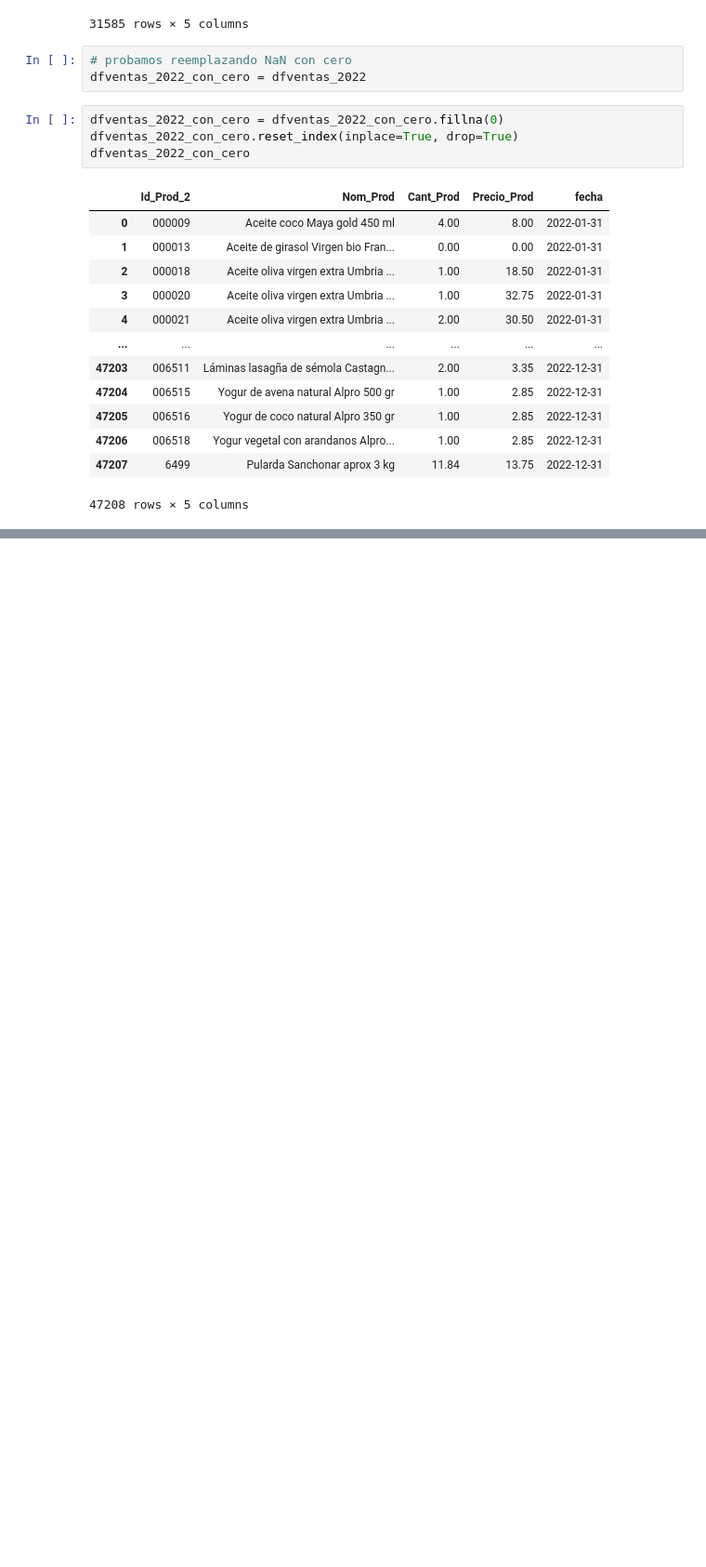
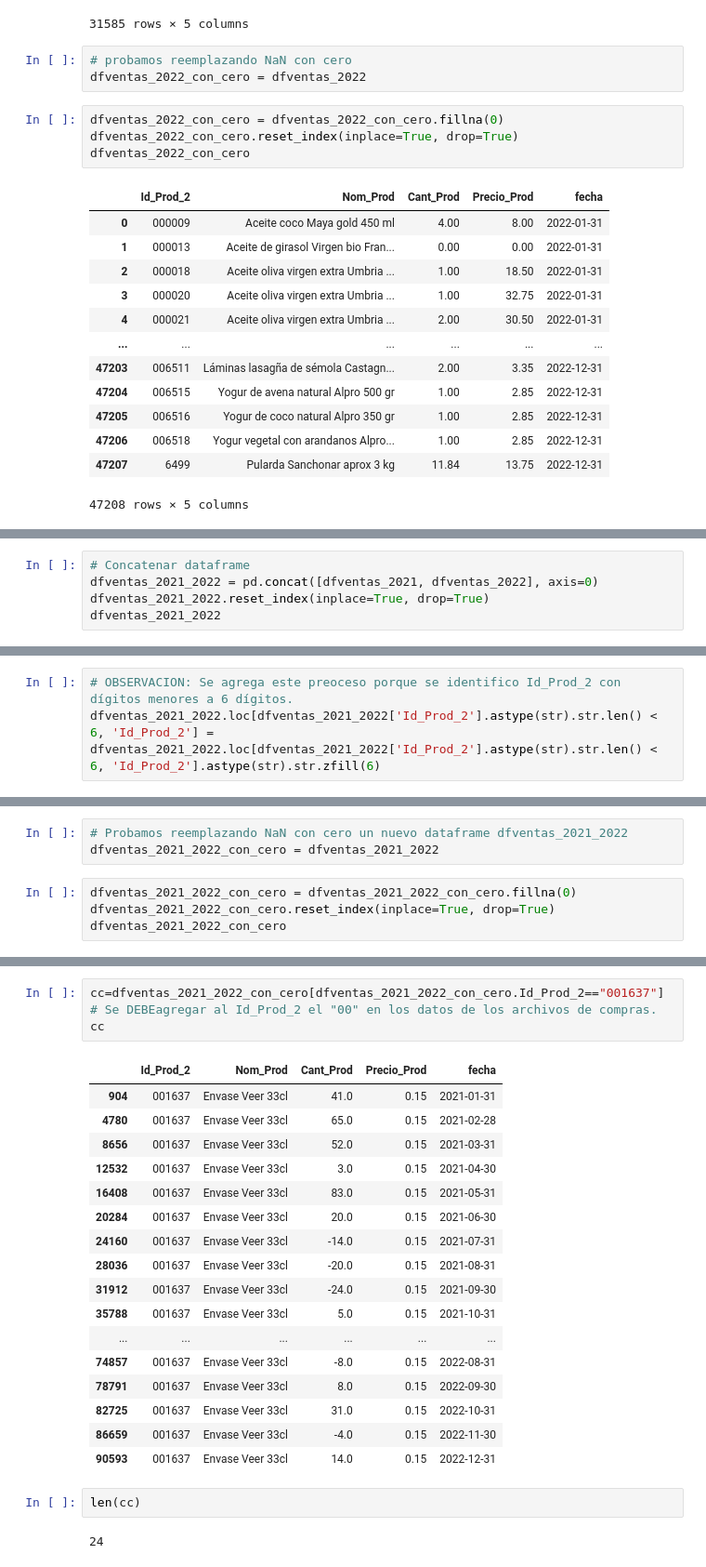
Before and after one commit to Factoria-F5-AI-Bootcamp-1-Edicion/Proyecto_Osa, a Jupyter notebook: Osa_limpieza.ipynb, the cells around one changed output, grey strips where cells are left out. Shown: that part at 93% size. Cells and saved outputs as stored; diff of their text form; blank space fills up the shorter version.

Commit message:
Concatenacion ventas 2021 y 2022. Análisi previo de Compras y acciones a implementar

```diff
--- a/Osa_limpieza.ipynb
+++ b/Osa_limpieza.ipynb
@@ -1454,0 +1457,5 @@ dfventas_2022_con_cero
+# %%
+# Concatenar dataframe
+dfventas_2021_2022 = pd.concat([dfventas_2021, dfventas_2022], axis=0)
+dfventas_2021_2022.reset_index(inplace=True, drop=True)
+dfventas_2021_2022
@@ -1454,0 +1476,3 @@ dfventas_2022_con_cero
+# %%
+# OBSERVACION: Se agrega este preoceso porque se identifico Id_Prod_2 con dígitos menores a 6 dígitos.
+dfventas_2021_2022.loc[dfventas_2021_2022['Id_Prod_2'].astype(str).str.len() < 6, 'Id_Prod_2'] = dfventas_2021_2022.loc[dfventas_2021_2022['Id_Prod_2'].astype(str).str.len() < 6, 'Id_Prod_2'].astype(str).str.zfill(6)
@@ -1454,0 +1519,7 @@ dfventas_2022_con_cero
+# %%
+# Probamos reemplazando NaN con cero un nuevo dataframe dfventas_2021_2022
+dfventas_2021_2022_con_cero = dfventas_2021_2022
+# %%
+dfventas_2021_2022_con_cero = dfventas_2021_2022_con_cero.fillna(0)
+dfventas_2021_2022_con_cero.reset_index(inplace=True, drop=True)
+dfventas_2021_2022_con_cero
@@ -1454,0 +1563,25 @@ dfventas_2022_con_cero
+# %%
+cc=dfventas_2021_2022_con_cero[dfventas_2021_2022_con_cero.Id_Prod_2=="001637"]  # Se DEBEagregar al Id_Prod_2 el "00" en los datos de los archivos de compras.
+cc
+# %% [output]
+|  | Id_Prod_2 | Nom_Prod | Cant_Prod | Precio_Prod | fecha |
+| 904 | 001637 | Envase Veer 33cl | 41.0 | 0.15 | 2021-01-31 |
+| 4780 | 001637 | Envase Veer 33cl | 65.0 | 0.15 | 2021-02-28 |
+| 8656 | 001637 | Envase Veer 33cl | 52.0 | 0.15 | 2021-03-31 |
+| 12532 | 001637 | Envase Veer 33cl | 3.0 | 0.15 | 2021-04-30 |
+| 16408 | 001637 | Envase Veer 33cl | 83.0 | 0.15 | 2021-05-31 |
+| 20284 | 001637 | Envase Veer 33cl | 20.0 | 0.15 | 2021-06-30 |
+| 24160 | 001637 | Envase Veer 33cl | -14.0 | 0.15 | 2021-07-31 |
+| 28036 | 001637 | Envase Veer 33cl | -20.0 | 0.15 | 2021-08-31 |
+| 31912 | 001637 | Envase Veer 33cl | -24.0 | 0.15 | 2021-09-30 |
+| 35788 | 001637 | Envase Veer 33cl | 5.0 | 0.15 | 2021-10-31 |
+| ... | ... | ... | ... | ... | ... |
+| 74857 | 001637 | Envase Veer 33cl | -8.0 | 0.15 | 2022-08-31 |
+| 78791 | 001637 | Envase Veer 33cl | 8.0 | 0.15 | 2022-09-30 |
+| 82725 | 001637 | Envase Veer 33cl | 31.0 | 0.15 | 2022-10-31 |
+| 86659 | 001637 | Envase Veer 33cl | -4.0 | 0.15 | 2022-11-30 |
+| 90593 | 001637 | Envase Veer 33cl | 14.0 | 0.15 | 2022-12-31 |
+# %%
+len(cc)
+# %% [output]
+24
```
Also changed, not shown: parts of 30 cells of this notebook.
